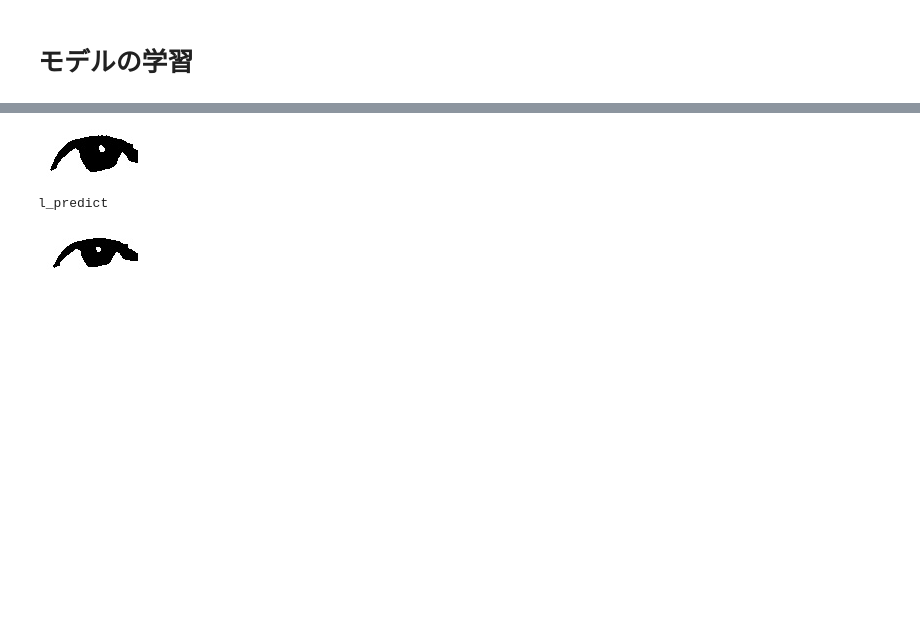
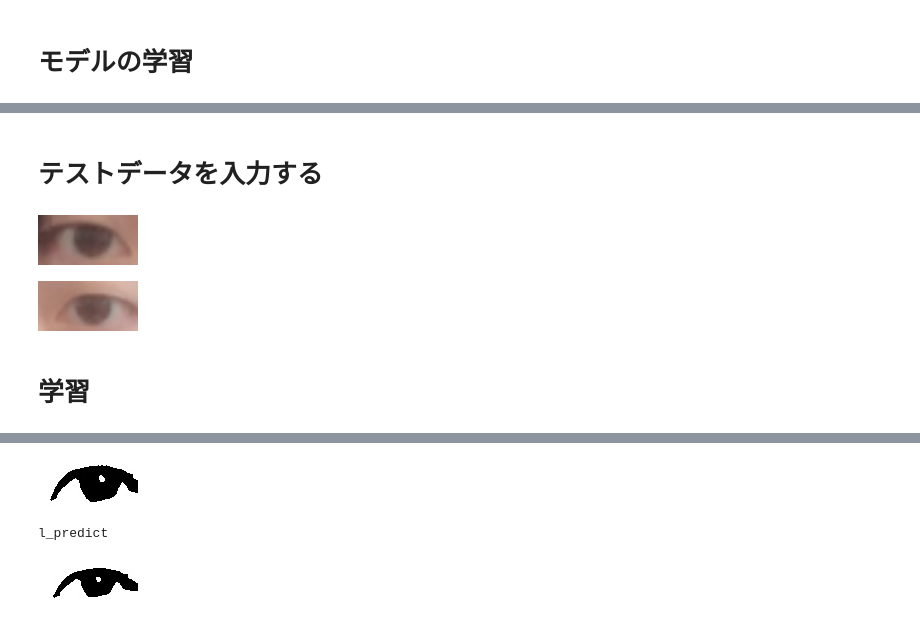
Before and after one commit to kinketsucom/Diff_Extraction, a Jupyter notebook: Untitled.ipynb, the cells around one changed output, grey strips where cells are left out. Saved outputs shown, nothing was run; the diff lists cells and outputs as text; code cells hidden in the pictures; blank space fills up the shorter version.

```diff
--- a/Untitled.ipynb
+++ b/Untitled.ipynb
@@ -59,7 +60,7 @@ length=size[0]*size[1]
 
 raw_img = []
 proc_img = []
-eye_img = []
+
 
 
 dir = os.getcwd()# カレントディレクトリのパスを取得
@@ -86,15 +87,15 @@ for file in files:# ファイルの数だけループ
         proc_img.append(read_img)
 
 #eye
-eye_dir = dir+"/img/eye/"
-files = os.listdir(eye_dir)# ファイルのリストを取得
-for file in files:# ファイルの数だけループ
-    index = re.search('.JPG', file)# 拡張子がjpgのものを検出
-    if index:# jpgの時だけ
-        read_img = cv2.imread( eye_dir+file)
-        read_img = cv2.resize(read_img, size)
-        read_img = read_img
-        eye_img.append(read_img)
+# eye_dir = dir+"/img/eye/"
+# files = os.listdir(eye_dir)# ファイルのリストを取得
+# for file in files:# ファイルの数だけループ
+#     index = re.search('.JPG', file)# 拡張子がjpgのものを検出
+#     if index:# jpgの時だけ
+#         read_img = cv2.imread( eye_dir+file)
+#         read_img = cv2.resize(read_img, size)
+#         read_img = read_img
+#         eye_img.append(read_img)
 
 
 
@@ -394 +334,56 @@ Epoch 400/400
+# %% [markdown]
+# テストデータを入力する
+# %%
+width = 120
+size = (3*width,4*width)
+length=size[0]*size[1]
+
+test_img = []
+dir = os.getcwd()# カレントディレクトリのパスを取得
+#読み込み
+test_dir = dir+"/img/test/"
+files = os.listdir(test_dir)# ファイルのリストを取得
+for file in files:# ファイルの数だけループ
+    index = re.search('.JPG', file)# 拡張子がjpgのものを検出
+    if index:# jpgの時だけ
+        read_img = cv2.imread( test_dir+file)
+        read_img = cv2.resize(read_img, size)
+        test_img.append(read_img)
+
+
+# arrayに変換
+test_img = np.asarray(test_img)
+#目検出用位置合わせ用
+eye_rect = [(0,0),(0,0)]
+eye_size = [(0,0),(0,0)]
+#  目のデータを抽出
+left_ai_img = []
+right_ai_img = []
+#リサイズ用
+l_dat = []
+r_dat = []
+
+n = 0
+# 目領域の取得
+eye_rect,eye_size = extractEye(test_img[n])
+#目領域を抽出
+left_ai_img.append(extractLeftEyeForAI(eye_rect,eye_size,test_img[n]))
+right_ai_img.append(extractRightEyeForAI(eye_rect,eye_size,test_img[n]))
+#サイズは適当です
+size = (100,50)
+
+
+#データ処理用にリサイズ
+l_dat.append(cv2.resize(left_ai_img[0], size))
+r_dat.append(cv2.resize(right_ai_img[0],size))
+display_cv_image(l_dat[0])
+display_cv_image(r_dat[0])
+# arrayに変換
+l_dat = np.asarray(l_dat)
+r_dat = np.asarray(r_dat)
+# %% [output]
+[figure, added]
+[figure, added]
+# %% [markdown]
+# 学習
 # %%
```
Also changed, not shown: parts of 16 cells of this notebook, 2 other files.
